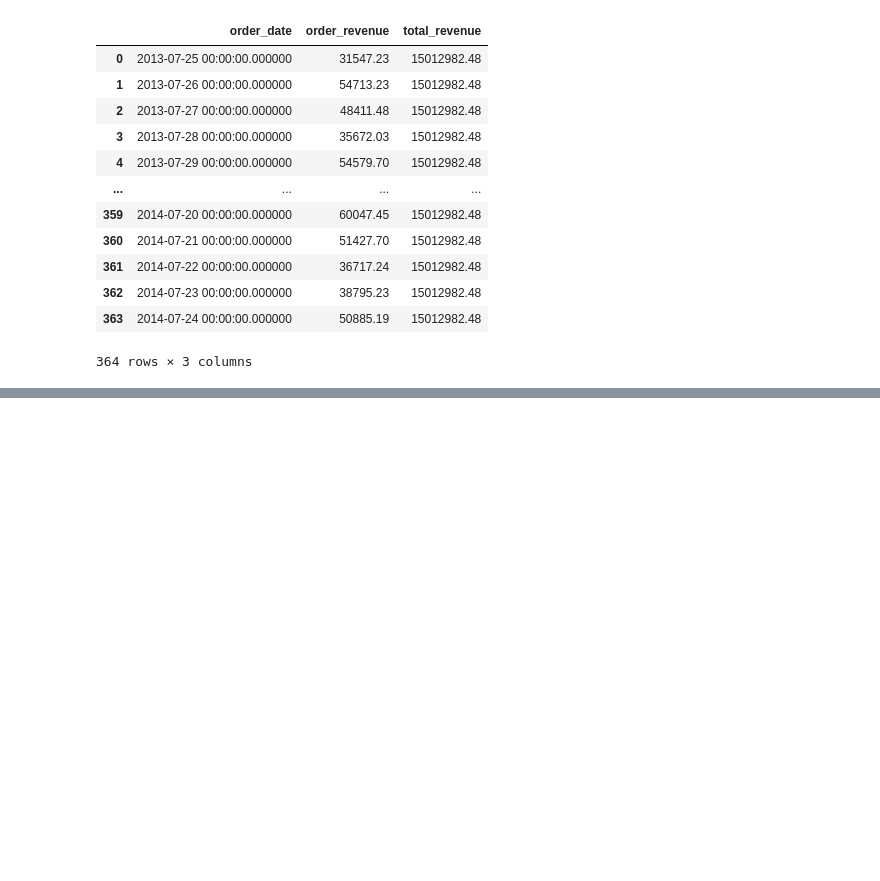
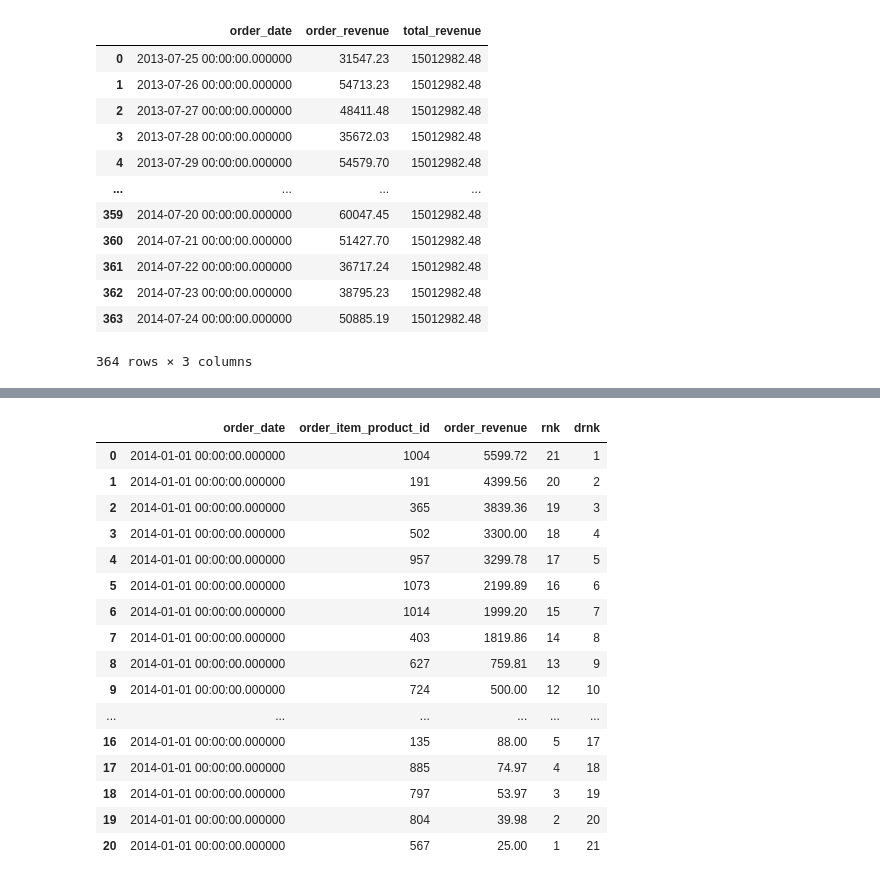
Before and after one commit to ZygimantasB/data_engineering_essentials_using_sql_python_pyspark, a Jupyter notebook: Section 6 Cumulative Aggregations and Ranking in SQL Queries/section_6.ipynb, the cells around one changed output, grey strips where cells are left out. Saved outputs shown, nothing was run; the diff lists cells and outputs as text; code cells hidden in the pictures; blank space fills up the shorter version.

Commit message:
Next 57. Compute Global Ranks using SQL

```diff
--- a/Section 6 Cumulative Aggregations and Ranking in SQL Queries/section_6.ipynb
+++ b/Section 6 Cumulative Aggregations and Ranking in SQL Queries/section_6.ipynb
@@ -190,0 +212,28 @@ ORDER BY 1;
+# %%
+%%sql
+SELECT order_date,
+        order_item_product_id,
+        order_revenue,
+        rank() OVER (ORDER BY order_revenue) AS rnk,
+        dense_rank() OVER (ORDER BY order_revenue DESC) AS drnk
+FROM daily_product_revenue
+WHERE order_date = '2014-01-01 00:00:00.0'
+ORDER BY order_revenue DESC;
+# %% [output]
+|  | order_date | order_item_product_id | order_revenue | rnk | drnk |
+| 0 | 2014-01-01 00:00:00.000000 | 1004 | 5599.72 | 21 | 1 |
+| 1 | 2014-01-01 00:00:00.000000 | 191 | 4399.56 | 20 | 2 |
+| 2 | 2014-01-01 00:00:00.000000 | 365 | 3839.36 | 19 | 3 |
+| 3 | 2014-01-01 00:00:00.000000 | 502 | 3300.00 | 18 | 4 |
+| 4 | 2014-01-01 00:00:00.000000 | 957 | 3299.78 | 17 | 5 |
+| 5 | 2014-01-01 00:00:00.000000 | 1073 | 2199.89 | 16 | 6 |
+| 6 | 2014-01-01 00:00:00.000000 | 1014 | 1999.20 | 15 | 7 |
+| 7 | 2014-01-01 00:00:00.000000 | 403 | 1819.86 | 14 | 8 |
+| 8 | 2014-01-01 00:00:00.000000 | 627 | 759.81 | 13 | 9 |
+| 9 | 2014-01-01 00:00:00.000000 | 724 | 500.00 | 12 | 10 |
+| ... | ... | ... | ... | ... | ... |
+| 16 | 2014-01-01 00:00:00.000000 | 135 | 88.00 | 5 | 17 |
+| 17 | 2014-01-01 00:00:00.000000 | 885 | 74.97 | 4 | 18 |
+| 18 | 2014-01-01 00:00:00.000000 | 797 | 53.97 | 3 | 19 |
+| 19 | 2014-01-01 00:00:00.000000 | 804 | 39.98 | 2 | 20 |
+| 20 | 2014-01-01 00:00:00.000000 | 567 | 25.00 | 1 | 21 |
```
Also changed, not shown: parts of 2 cells of this notebook.
